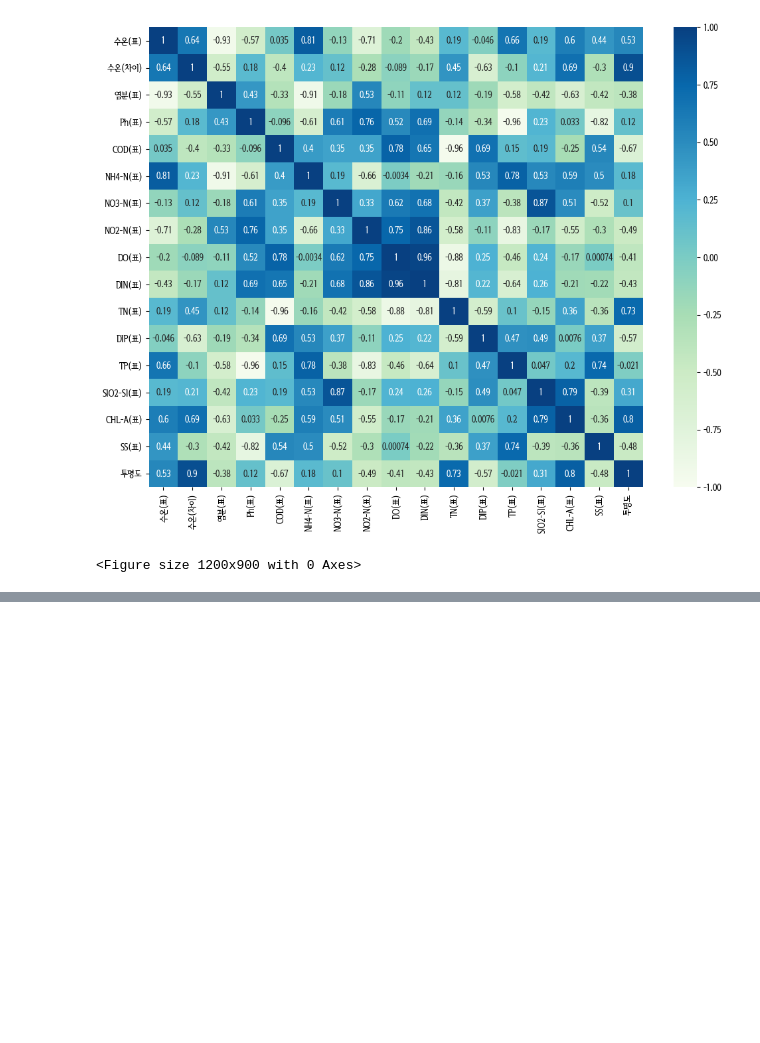
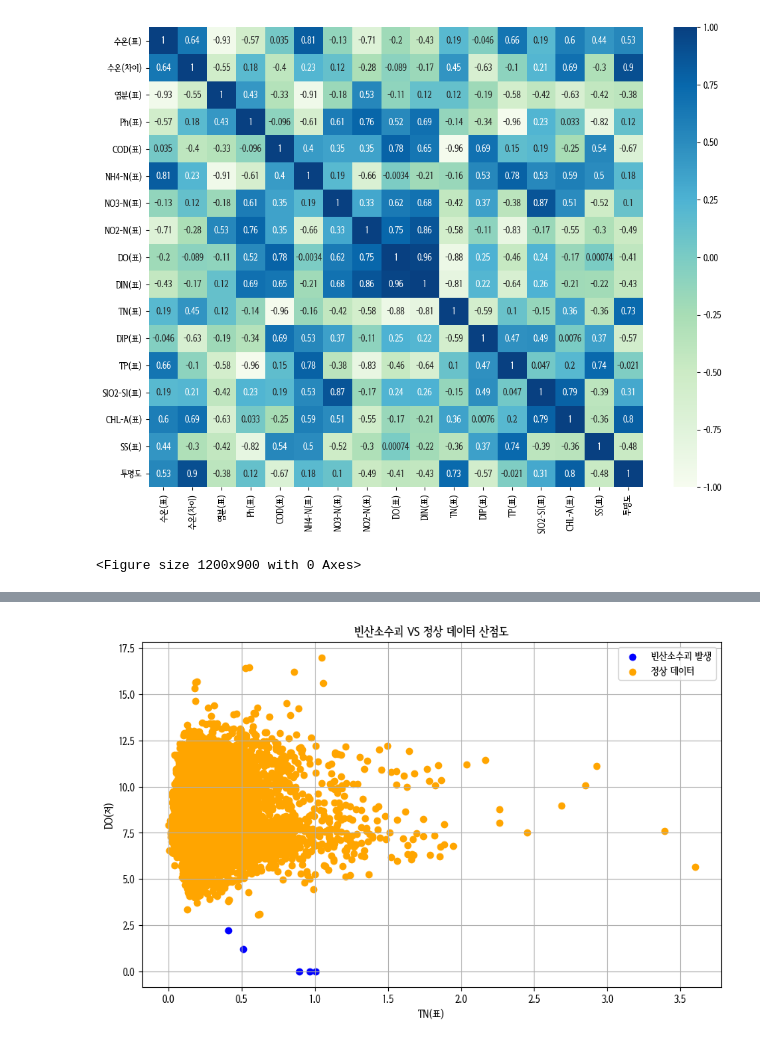
Before and after one commit to Hanhojjung/---_-----, a Jupyter notebook: knn(표).ipynb, the cells around one changed output, grey strips where cells are left out. Saved outputs shown, nothing was run; the diff lists cells and outputs as text; code cells hidden in the pictures; blank space fills up the shorter version.

```diff
--- a/knn(표).ipynb
+++ b/knn(표).ipynb
@@ -446,0 +505,12 @@ plt.show()
+# %%
+plt.figure(figsize=(10, 6))
+plt.scatter(df1['TN(표)'], df1['DO(표)'], color='blue', label='빈산소수괴 발생')
+plt.scatter(df1_['TN(표)'], df1_['DO(표)'], color='orange', label='정상 데이터')
+plt.xlabel('TN(표)')
+plt.ylabel('DO(저)')
+plt.title('빈산소수괴 VS 정상 데이터 산점도')
+plt.legend()
+plt.grid(True)
+plt.show()
+# %% [output]
+[figure, added]
```
Also changed, not shown: parts of 11 cells of this notebook.
